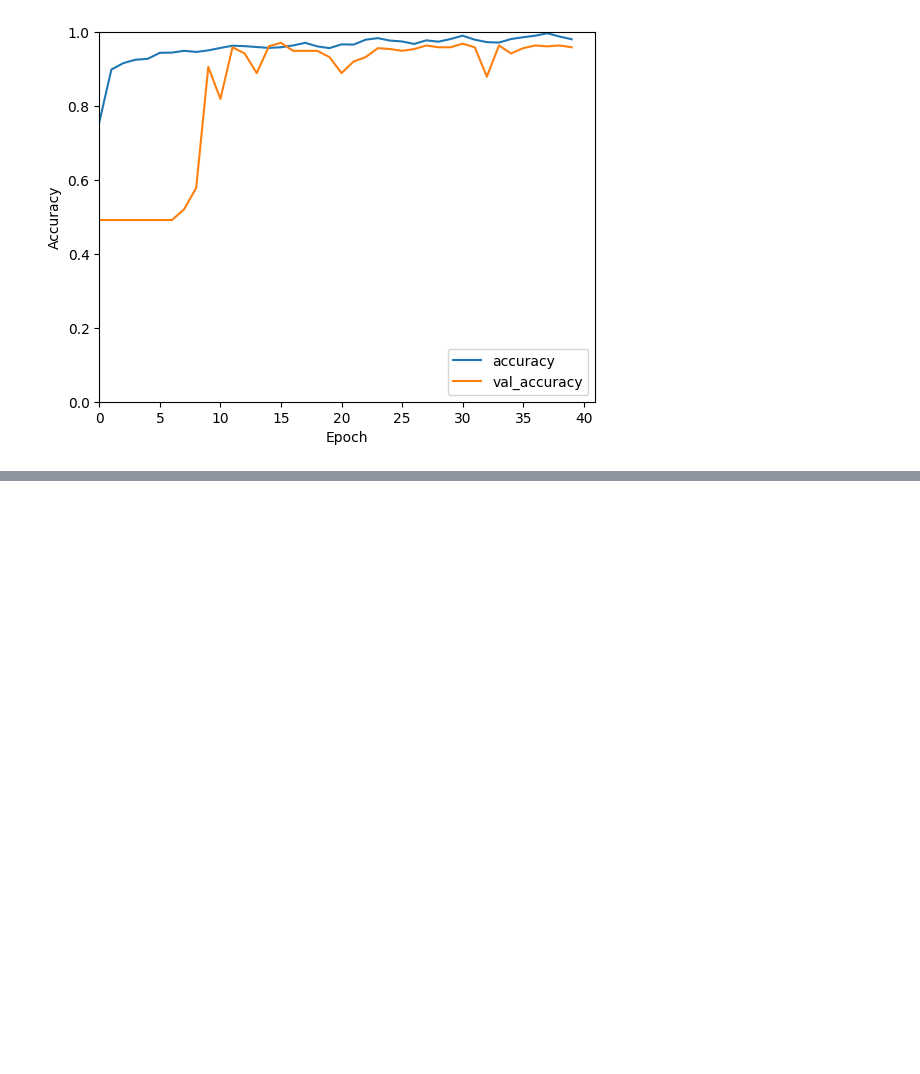
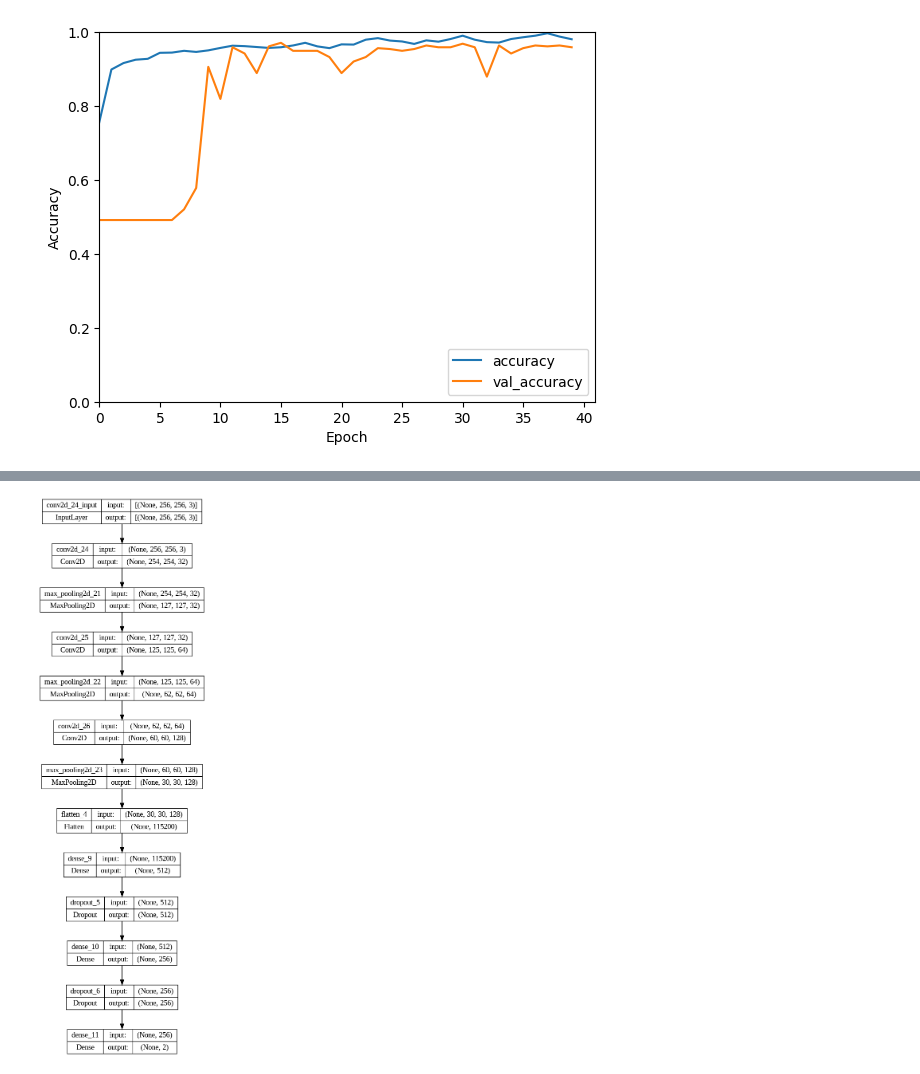
Before and after one commit to tajski/Projekt-Sieci-Neuronowe, a Jupyter notebook: Projekt_Sieci_Neuronowe_BT_KW.ipynb, the cells around one changed output, grey strips where cells are left out. Saved outputs shown, nothing was run; the diff lists cells and outputs as text; code cells hidden in the pictures; blank space fills up the shorter version.

```diff
--- a/Projekt_Sieci_Neuronowe_BT_KW.ipynb
+++ b/Projekt_Sieci_Neuronowe_BT_KW.ipynb
@@ -177,0 +187,19 @@ plt.legend(loc='lower right')
+# %%
+modelCNN_2 = Sequential([
+  layers.Conv2D(32, (3, 3), activation='relu', input_shape=(256, 256, 3)),
+  layers.MaxPooling2D((2, 2)),
+  layers.Conv2D(64, (3, 3), activation='relu'),
+  layers.MaxPooling2D((2, 2)),
+  layers.Conv2D(128, (3, 3), activation='relu'),
+  layers.MaxPooling2D((2, 2)),
+  layers.Flatten(),
+  layers.Dense(512, activation='relu'),
+  layers.Dropout(0.5),
+  layers.Dense(256, activation='relu'),
+  layers.Dropout(0.5),
+  layers.Dense(2, activation='softmax')
+
+])
+plot_model(modelCNN_2, show_shapes=True)
+# %% [output]
+[figure, added]
```
Also changed, not shown: parts of 17 cells of this notebook.
